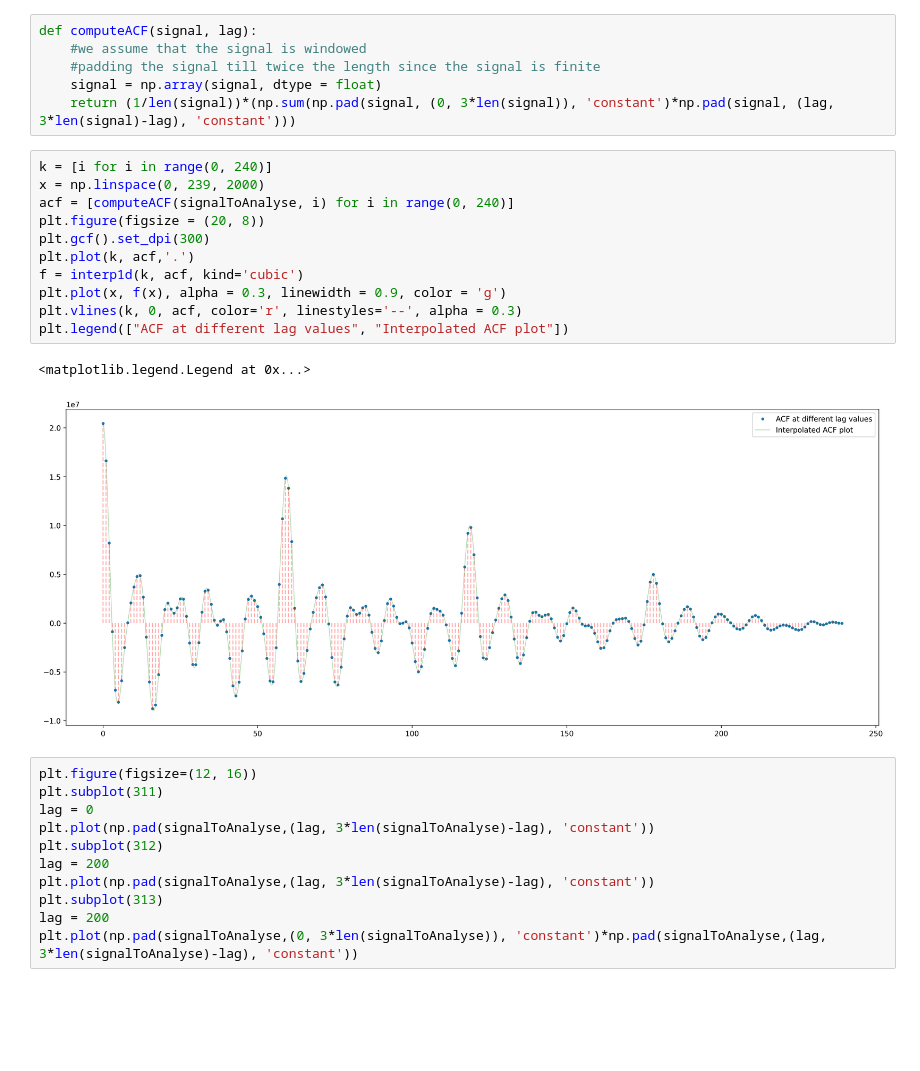
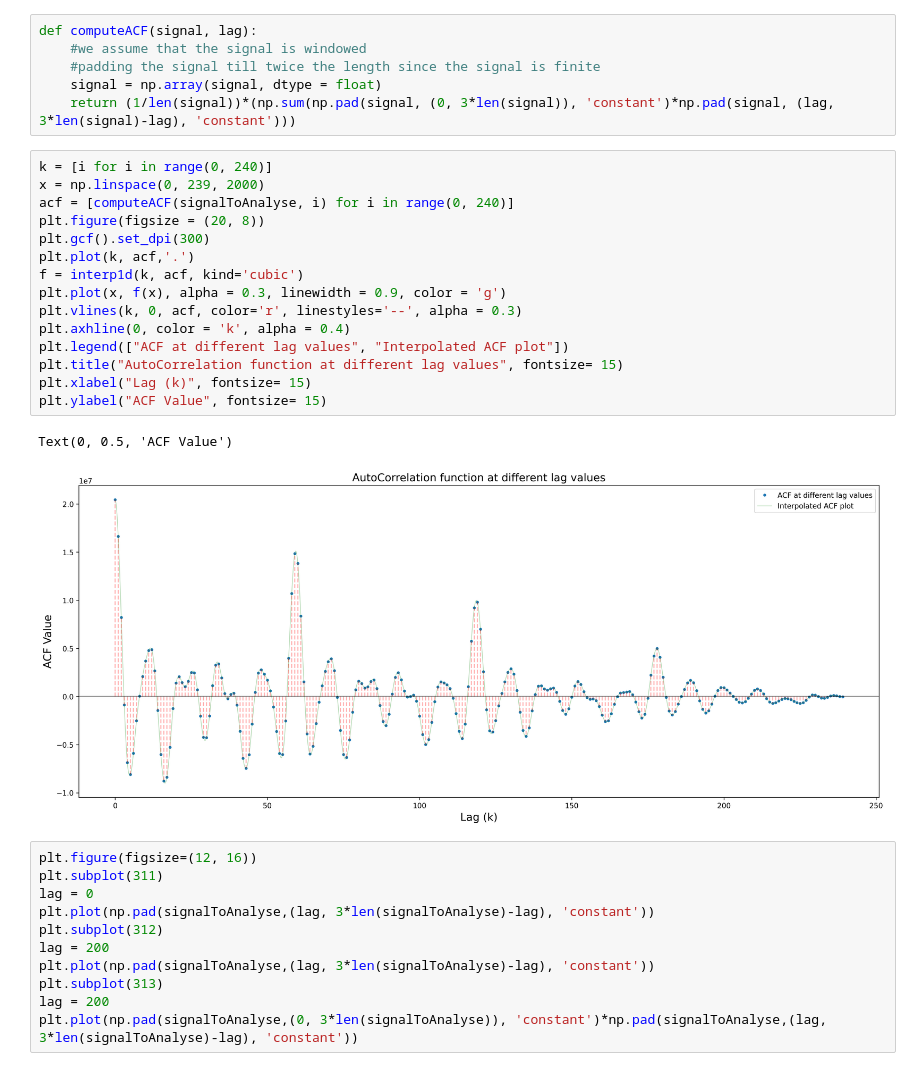
Before and after one commit to Rohit01-zoey/EE679, a Jupyter notebook: CompAssg2/Code.ipynb, the cells around one changed output. Drawn from its saved outputs; the diff is of its cells as text; blank space fills up the shorter version.

```diff
--- a/CompAssg2/Code.ipynb
+++ b/CompAssg2/Code.ipynb
@@ -77,17 +78,21 @@ def computeACF(signal, lag):
 # %%
 k = [i for i in range(0, 240)]
 x = np.linspace(0, 239, 2000)
 acf = [computeACF(signalToAnalyse, i) for i in range(0, 240)]
 plt.figure(figsize = (20, 8))
 plt.gcf().set_dpi(300)
 plt.plot(k, acf,'.')
 f = interp1d(k, acf, kind='cubic')
 plt.plot(x, f(x), alpha = 0.3, linewidth = 0.9, color = 'g')
 plt.vlines(k, 0, acf, color='r', linestyles='--', alpha = 0.3)
+plt.axhline(0, color = 'k', alpha = 0.4)
 plt.legend(["ACF at different lag values", "Interpolated ACF plot"])
+plt.title("AutoCorrelation function at different lag values", fontsize= 15)
+plt.xlabel("Lag (k)", fontsize= 15)
+plt.ylabel("ACF Value", fontsize= 15)
 # %% [output]
-<matplotlib.legend.Legend at 0x...>
+Text(0, 0.5, 'ACF Value')
-[figure, old version]
+[figure, new version]
 # %%
 plt.figure(figsize=(12, 16))
 plt.subplot(311)
```
Also changed, not shown: parts of 24 cells of this notebook.
